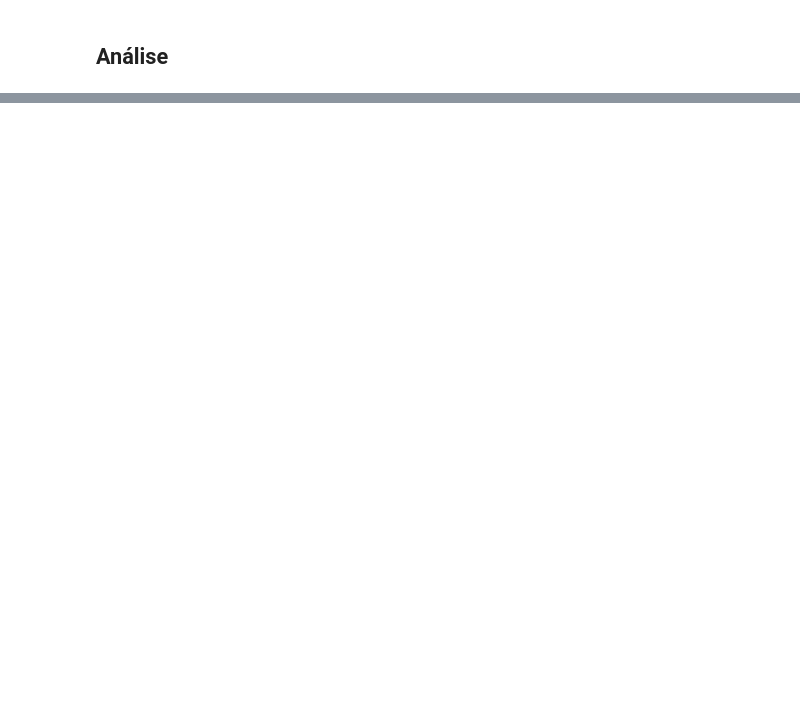
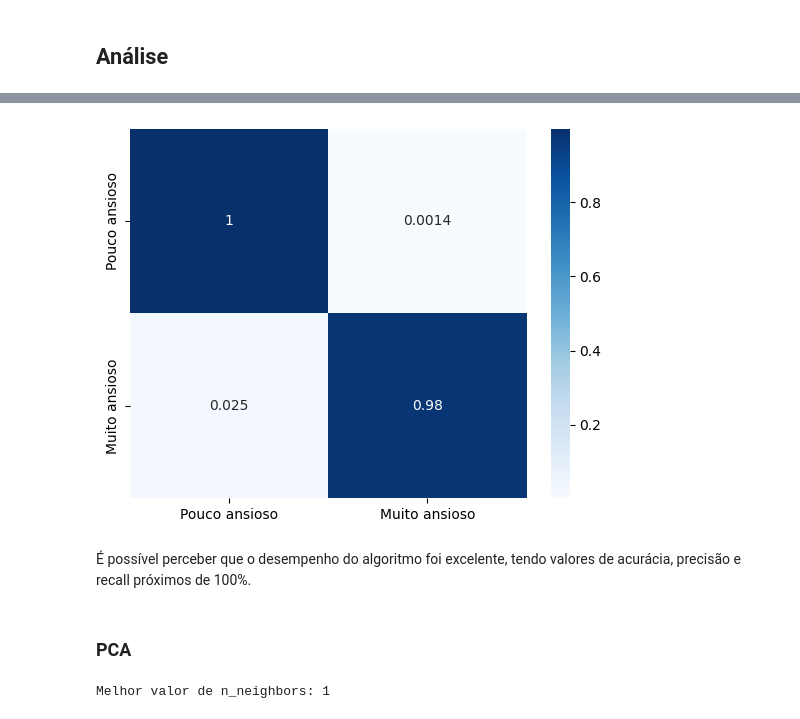
Before and after one commit to joaoloss/social-anxiety-analysis, a Jupyter notebook: src.ipynb, the cells around one changed output, grey strips where cells are left out. Saved outputs shown, nothing was run; the diff lists cells and outputs as text; code cells hidden in the pictures; blank space fills up the shorter version.

```diff
--- a/src.ipynb
+++ b/src.ipynb
@@ -453,0 +464,14 @@ Os gráficos evidenciam que a distinção entre os grupos extremos é significat
+# %%
+train_df_level_1 = pd.read_csv('train_data/train_level_1.csv')
+X_1_train = train_df_level_1.drop('label', axis=1)
+y_1_train = train_df_level_1['label']
+
+test_df_level_1 = pd.read_csv('test_data/test_level_1.csv')
+X_1_test = test_df_level_1.drop('label', axis=1)
+y_1_test = test_df_level_1['label']
+# %%
+params = {'n_neighbors': list(range(1, 42, 2))}
+# %%
+clf = GridSearchCV(KNeighborsClassifier(), params, cv=5)
+clf.fit(X_1_train, y_1_train)
+print(f"Melhor valor de n_neighbors: {clf.best_params_['n_neighbors']}")
@@ -453,0 +480,3 @@ Os gráficos evidenciam que a distinção entre os grupos extremos é significat
+# %%
+y_pred = clf.predict(X_1_test)
+print(classification_report(y_1_test, y_pred))
@@ -453,0 +492,15 @@ Os gráficos evidenciam que a distinção entre os grupos extremos é significat
+# %%
+sns.heatmap(confusion_matrix(y_1_test, y_pred, normalize='true'), annot=True, cmap='Blues', xticklabels=['Pouco ansioso', 'Muito ansioso'], yticklabels=['Pouco ansioso', 'Muito ansioso']);
+# %% [output]
+[figure, added]
+# %% [markdown]
+É possível perceber que o desempenho do algoritmo foi excelente, tendo valores de acurácia, precisão e recall próximos de 100%.
+# %% [markdown]
+### PCA
+# %%
+pca = PCA(n_components=3)
+X_1_train_2d = pca.fit_transform(X_1_train)
+clf.fit(X_1_train_2d, y_1_train)
+print(f"Melhor valor de n_neighbors: {clf.best_params_['n_neighbors']}")
+# %% [output]
+Melhor valor de n_neighbors: 1
```
Also changed, not shown: parts of 63 cells of this notebook, 1 other file.
